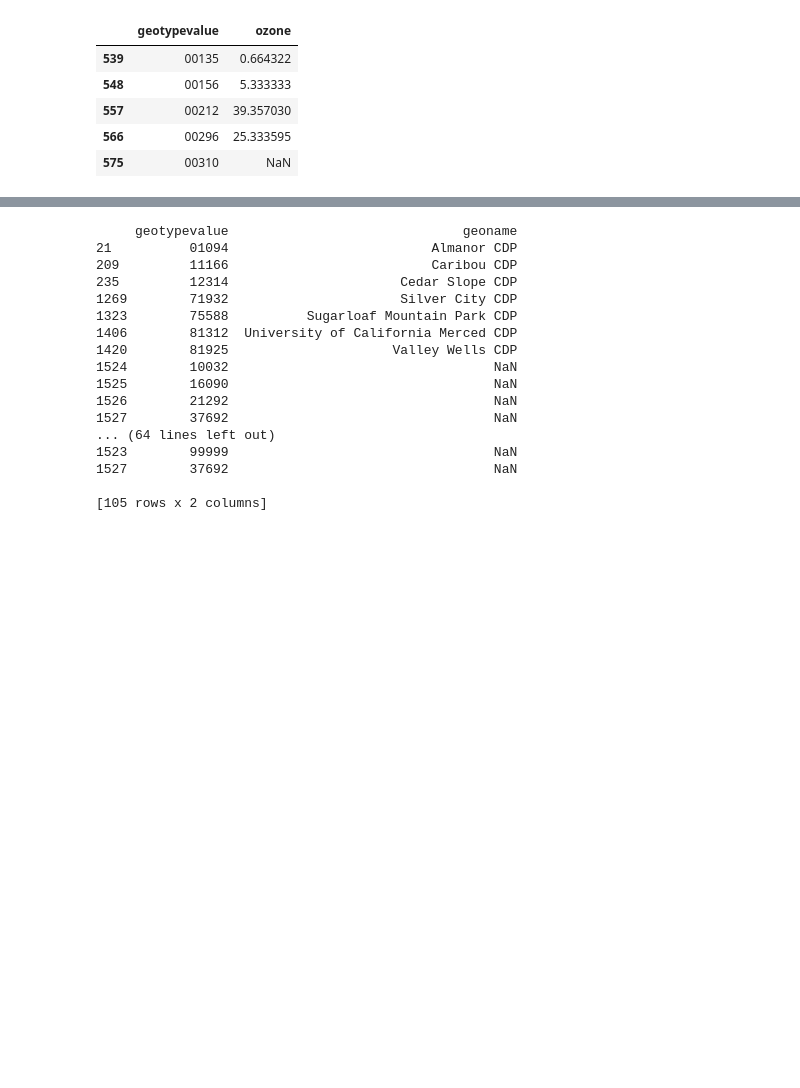
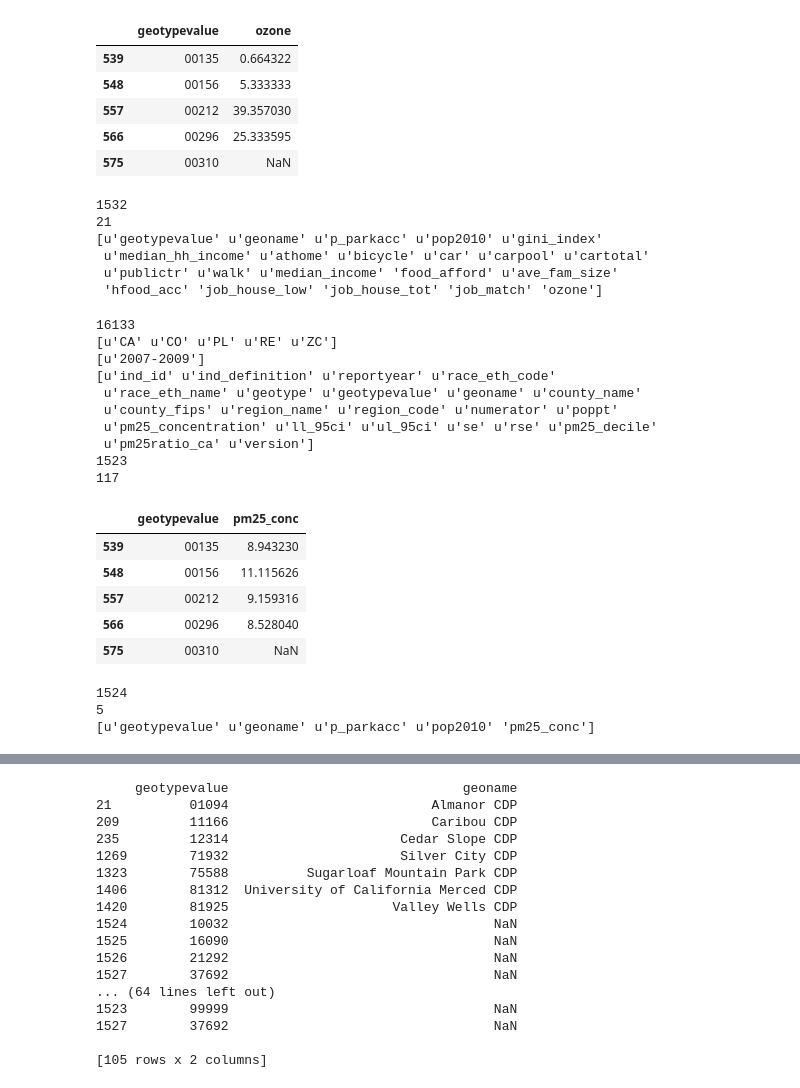
Before and after one commit to crsalviati/CA_Housing, a Jupyter notebook: Data_Build.ipynb, the cells around one changed output, grey strips where cells are left out. Saved outputs shown, nothing was run; the diff lists cells and outputs as text; code cells hidden in the pictures; blank space fills up the shorter version.

```diff
--- a/Data_Build.ipynb
+++ b/Data_Build.ipynb
@@ -378,3 +384,59 @@ temp.head(5)
 | 557 | 00212 | 39.357030 |
 | 566 | 00296 | 25.333595 |
 | 575 | 00310 | NaN |
+# %%
+#Merge onto combined HCI df
+hci = pd.merge(hci, temp, on='geotypevalue', how='outer')
+print hci.shape[0]
+print hci.shape[1]
+print hci.columns.values
+# %% [output]
+1532
+21
+[u'geotypevalue' u'geoname' u'p_parkacc' u'pop2010' u'gini_index'
+ u'median_hh_income' u'athome' u'bicycle' u'car' u'carpool' u'cartotal'
+ u'publictr' u'walk' u'median_income' 'food_afford' u'ave_fam_size'
+ 'hfood_acc' 'job_house_low' 'job_house_tot' 'job_match' 'ozone']
+# %%
+#Read in HCI file for PM2.5 Concentration
+tempurl = 'https://github.com/crsalviati/CA_Housing/raw/master/Raw_Data/PM25_zcta_place_co_region_ca4-14-13.xls'
+temp = pd.read_excel(tempurl, sheetname=0, converters={'geotypevalue':str,'county_fips':str})
+temp.columns = [x.lower() for x in temp.columns]
+print temp.shape[0]
+print temp.geotype.unique()
+print temp.reportyear.unique()
+print temp.columns.values
+#Keep Place level data for all race, limit to fields of interest
+temp = temp[(temp.geotype=="PL") & (temp.race_eth_code == 9)]
+temp = temp[['geotypevalue', 'pm25_concentration']]
+temp.rename(columns={'pm25_concentration':'pm25_conc'},inplace =True)
+print temp.shape[0]
+print temp.pm25_conc.isnull().sum()
+temp.head(5)
+# %% [output]
+16133
+[u'CA' u'CO' u'PL' u'RE' u'ZC']
+[u'2007-2009']
+[u'ind_id' u'ind_definition' u'reportyear' u'race_eth_code'
+ u'race_eth_name' u'geotype' u'geotypevalue' u'geoname' u'county_name'
+ u'county_fips' u'region_name' u'region_code' u'numerator' u'poppt'
+ u'pm25_concentration' u'll_95ci' u'ul_95ci' u'se' u'rse' u'pm25_decile'
+ u'pm25ratio_ca' u'version']
+1523
+117
+|  | geotypevalue | pm25_conc |
+| 539 | 00135 | 8.943230 |
+| 548 | 00156 | 11.115626 |
+| 557 | 00212 | 9.159316 |
+| 566 | 00296 | 8.528040 |
+| 575 | 00310 | NaN |
+# %%
+#Merge onto combined HCI df
+hci = pd.merge(hci, temp, on='geotypevalue', how='outer')
+print hci.shape[0]
+print hci.shape[1]
+print hci.columns.values
+# %% [output]
+1524
+5
+[u'geotypevalue' u'geoname' u'p_parkacc' u'pop2010' 'pm25_conc']
```
Also changed, not shown: parts of 9 cells of this notebook, 8 other files.
